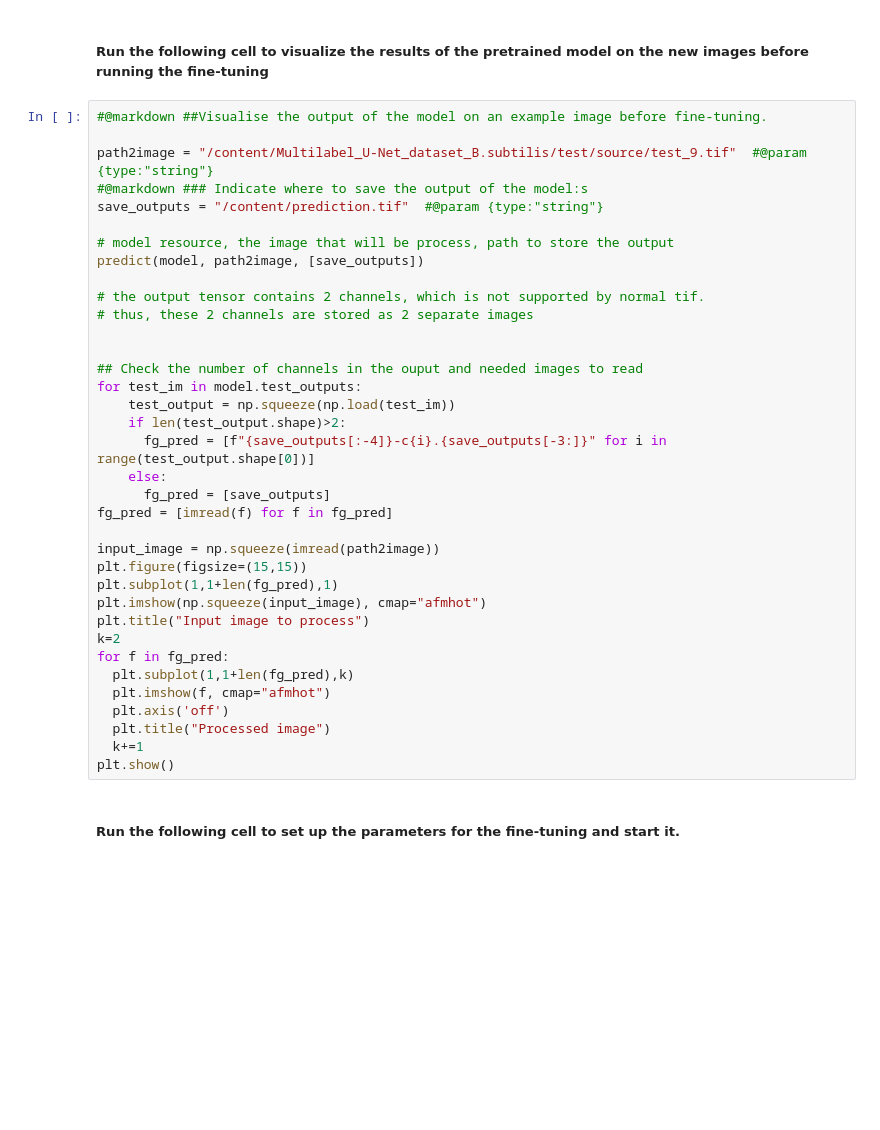
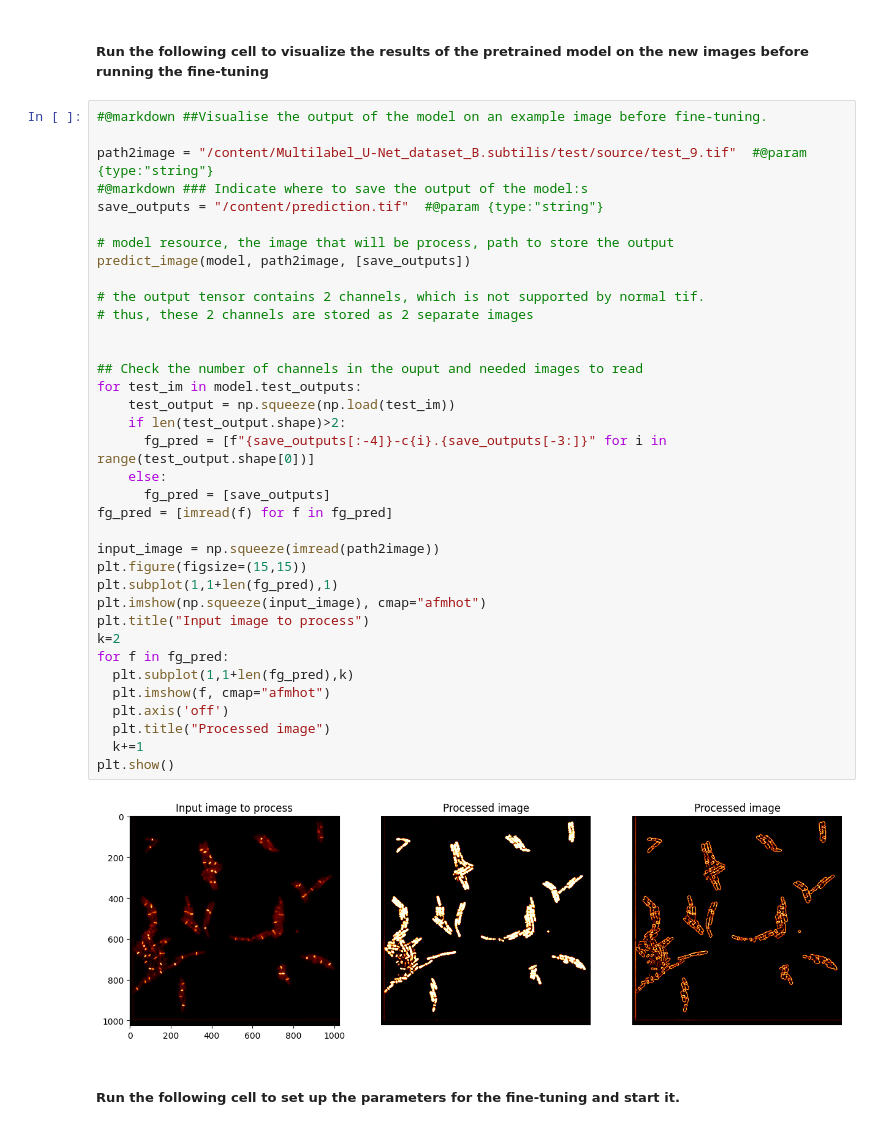
Before and after one commit to HenriquesLab/DL4MicEverywhere, a Jupyter notebook: notebooks/Bespoke_notebooks/bioimageio-pytorch/load_bioimageio_pytorch.ipynb, the cells around one changed output. Cells and saved outputs as stored; diff of their text form; blank space fills up the shorter version.

```diff
--- a/notebooks/Bespoke_notebooks/bioimageio-pytorch/load_bioimageio_pytorch.ipynb
+++ b/notebooks/Bespoke_notebooks/bioimageio-pytorch/load_bioimageio_pytorch.ipynb
@@ -796,34 +787,36 @@ path2image = "/content/Multilabel_U-Net_dataset_B.subtilis/test/source/test_9.ti
 save_outputs = "/content/prediction.tif"  #@param {type:"string"}
 
 # model resource, the image that will be process, path to store the output
-predict(model, path2image, [save_outputs])
+predict_image(model, path2image, [save_outputs])
 
 # the output tensor contains 2 channels, which is not supported by normal tif.
 # thus, these 2 channels are stored as 2 separate images
 
 
 ## Check the number of channels in the ouput and needed images to read
 for test_im in model.test_outputs:
     test_output = np.squeeze(np.load(test_im))
     if len(test_output.shape)>2:
       fg_pred = [f"{save_outputs[:-4]}-c{i}.{save_outputs[-3:]}" for i in range(test_output.shape[0])]
     else:
       fg_pred = [save_outputs]
 fg_pred = [imread(f) for f in fg_pred]
 
 input_image = np.squeeze(imread(path2image))
 plt.figure(figsize=(15,15))
 plt.subplot(1,1+len(fg_pred),1)
 plt.imshow(np.squeeze(input_image), cmap="afmhot")
 plt.title("Input image to process")
 k=2
 for f in fg_pred:
   plt.subplot(1,1+len(fg_pred),k)
   plt.imshow(f, cmap="afmhot")
   plt.axis('off')
   plt.title("Processed image")
   k+=1
 plt.show()
+# %% [output]
+[figure, added]
 # %% [markdown]
 ##### Run the following cell to set up the parameters for the fine-tuning and start it.
 # %%
```
Also changed, not shown: parts of 17 cells of this notebook, 2 other files.
